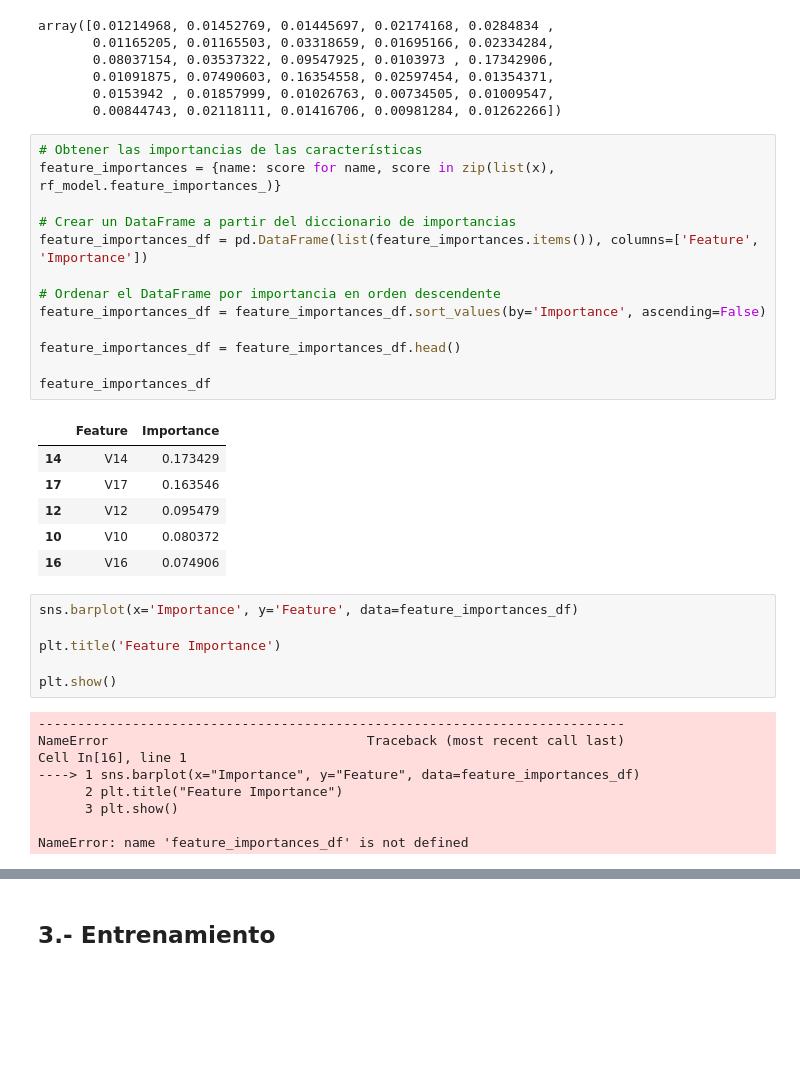
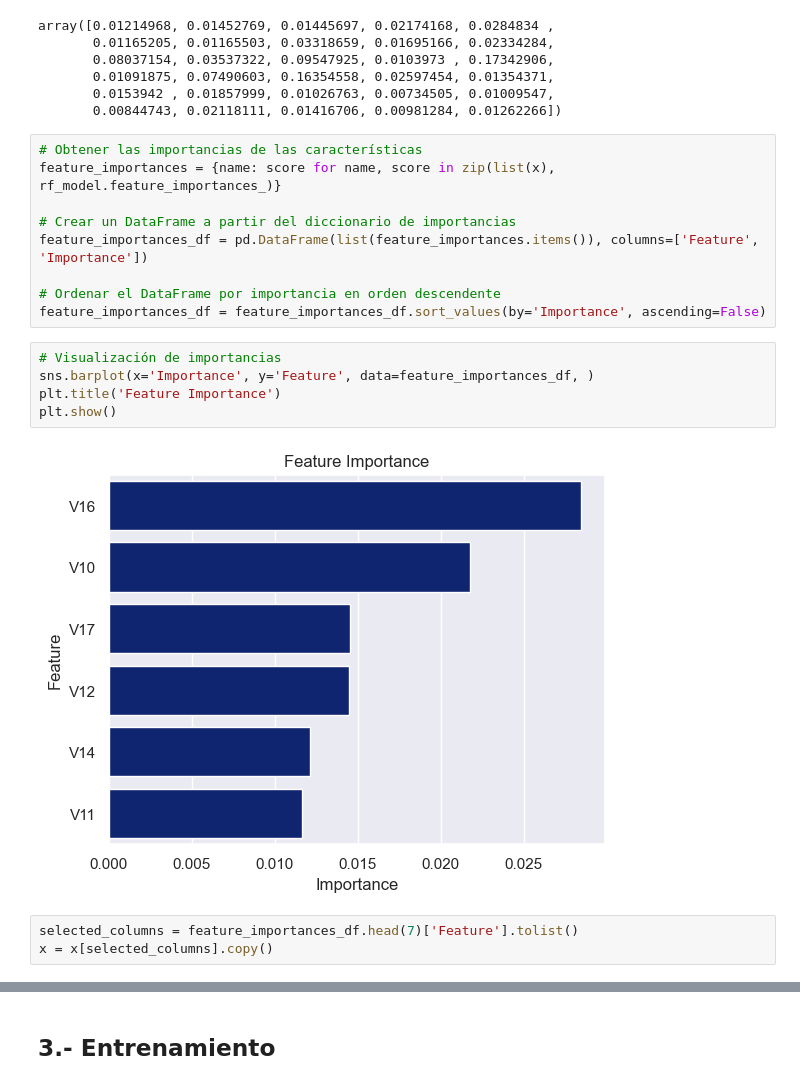
Before and after one commit to jhonadanil/ML-Tutorial, a Jupyter notebook: 8.-kmeans.ipynb, the cells around one changed output, grey strips where cells are left out. Saved outputs shown, nothing was run; the diff lists cells and outputs as text; blank space fills up the shorter version.

```diff
--- a/8.-kmeans.ipynb
+++ b/8.-kmeans.ipynb
@@ -112,29 +167,13 @@ feature_importances_df = pd.DataFrame(list(feature_importances.items()), columns
 
 # Ordenar el DataFrame por importancia en orden descendente
 feature_importances_df = feature_importances_df.sort_values(by='Importance', ascending=False)
-
-feature_importances_df = feature_importances_df.head()
-
-feature_importances_df
-# %% [output]
-|  | Feature | Importance |
-| 14 | V14 | 0.173429 |
-| 17 | V17 | 0.163546 |
-| 12 | V12 | 0.095479 |
-| 10 | V10 | 0.080372 |
-| 16 | V16 | 0.074906 |
-# %%
-sns.barplot(x='Importance', y='Feature', data=feature_importances_df)
-
-plt.title('Feature Importance')
-
-plt.show()
-# %% [output]
----------------------------------------------------------------------------
-NameError                                 Traceback (most recent call last)
-Cell In[16], line 1
-----> 1 sns.barplot(x="Importance", y="Feature", data=feature_importances_df)
-      2 plt.title("Feature Importance")
-      3 plt.show()
-
-NameError: name 'feature_importances_df' is not defined
+# %%
+# Visualización de importancias
+sns.barplot(x='Importance', y='Feature', data=feature_importances_df, )
+plt.title('Feature Importance')
+plt.show()
+# %% [output]
+[figure, added]
+# %%
+selected_columns = feature_importances_df.head(7)['Feature'].tolist()
+x = x[selected_columns].copy()
```
Also changed, not shown: parts of 16 cells of this notebook, 6 other files.
